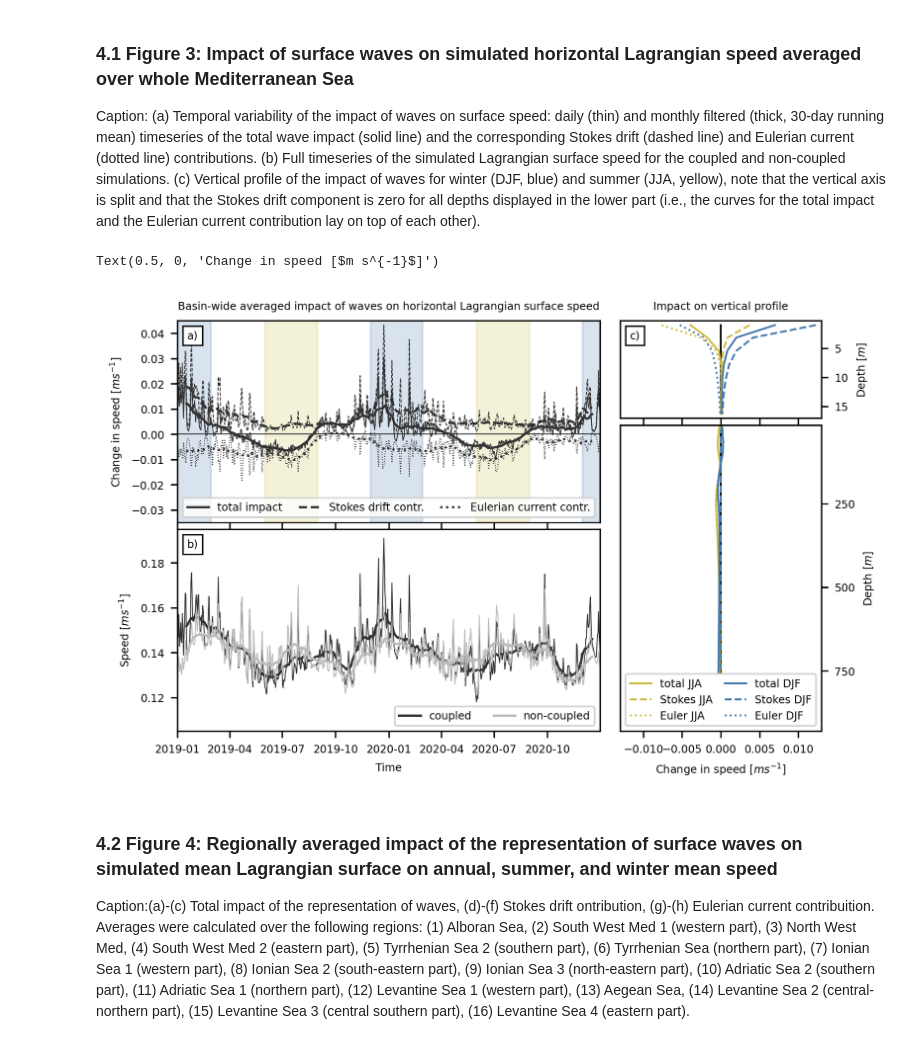
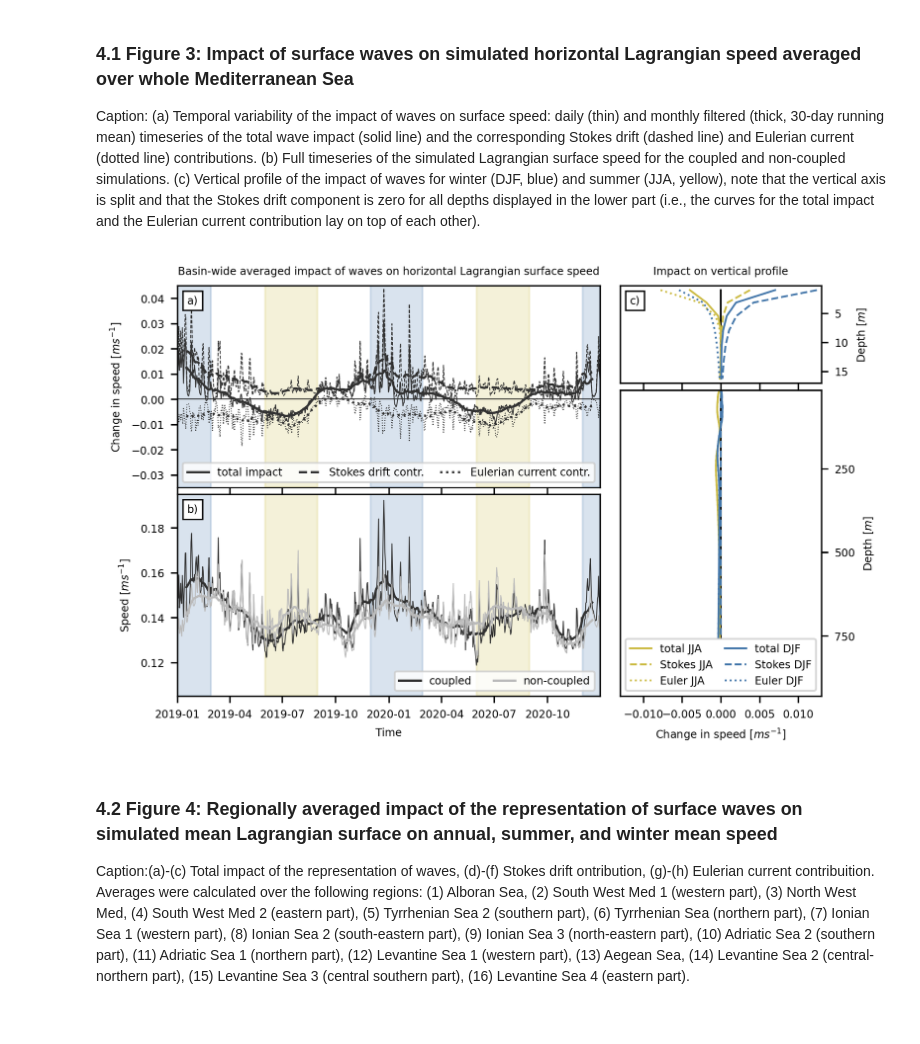
Before and after one commit to sruehs/RuehsEtAl2024_ImpactWavesSurfaceDispersal, a Jupyter notebook: Eval-Speed_Plot-Fig3Fig4FigS1.ipynb, the cells around one changed output. Drawn from its saved outputs; the diff is of its cells as text; code cells hidden in the pictures.

```diff
--- a/Eval-Speed_Plot-Fig3Fig4FigS1.ipynb
+++ b/Eval-Speed_Plot-Fig3Fig4FigS1.ipynb
@@ -88,7 +88,7 @@ speed_tsave_ds = xr.open_mfdataset(sorted(glob(datapath
                                                + 'Speed-tseasonave-fulldepth-*.nc')),
                                                combine='nested', concat_dim='z')
 # %%
-speed_rave_ds = xr.open_dataset(datapath + 'Speed-rave-z001.nc')
+speed_rave_ds = xr.open_dataset(datapath + 'Speed-rave-weighted-z001.nc')
 # %% [markdown]
 # 3. Additional Analysis
 # %% [markdown]
@@ -170,3 +140,14 @@ speed_tave_imp_ec_xyave = speed_tave_imp_ec.where(
+# %%
+def calc_weighted2Dave(tsave):
+    zweight_tmp = grid.umask.rename({'nav_lev':'z'}).where(Mask_MedSea == 1)
+    zweight_tmp2 = zweight_tmp.squeeze() * grid.e1u.squeeze() * grid.e2u.squeeze()
+    zweight = zweight_tmp2/zweight_tmp2.sum(dim=('x', 'y'), skipna=True)
+    xyave = (tsave*zweight).sum(dim=('x', 'y'), skipna=True)
+    return xyave
+
+speed_tsave_imp_al_xyave = calc_weighted2Dave(speed_tsave_imp_al)
+speed_tsave_imp_sd_xyave = calc_weighted2Dave(speed_tsave_imp_sd)
+speed_tsave_imp_ec_xyave = calc_weighted2Dave(speed_tsave_imp_ec)
 # %% [markdown]
 ### 3.4 Calculate vertically integrated impact of waves
 # %%
@@ -253,7 +230,7 @@ ymin2 = 0.105
 ymax2 = 0.195
 
 
-def season_shading(ax):
+def season_shading(ax, ymin, ymax):
     ax.fill_between([datetime.date(2019, 1, 1), datetime.date(2019, 2, 28)],
                     [ymin, ymin], [ymax, ymax],
                     color=col_blue, alpha=0.2)
@@ -313,7 +290,7 @@ gs = fig.add_gridspec(nrows=6, ncols=3,
 # Subplot (a)
 ax = fig.add_subplot(gs[0:2, 0:2])
 # Season background shading and horizontal zero line
-season_shading(ax)
+season_shading(ax, ymin, ymax)
 ax.plot(speed_rsave_imp_al.time_counter, speed_rsave_imp_al*0,
         color='k', linewidth=lw)
 # Total impact
@@ -356,7 +333,7 @@ ax.add_artist(at)
 # Subplot (b)
 ax = fig.add_subplot(gs[2:4, 0:2])
 # Season background shading
-season_shading(ax)
+season_shading(ax, ymin2, ymax2)
 # Coupled simulation
 ax.plot(speed_rave_ds.time_counter, speed_rave_ds.EcSc,
         color=col, linewidth=lw)
@@ -393,32 +370,39 @@ plot_depthprofiles_impact(0, 6, lw2)
 ax.set_xlim([-0.013, 0.013])
 ax.tick_params(labelsize=fs)
 ax.yaxis.set_label_position("right")
 ax.yaxis.tick_right()
 ax.set_yticks([-15, -10, -5])
 ax.set_yticklabels(['15', '10', '5'])
 ax.set_ylabel('Depth [$m$]', fontsize=fs)
 ax.set_title('Impact on vertical profile',
              fontsize=fs, horizontalalignment='center')
 at = AnchoredText('c)', prop=dict(size=fs), frameon=True, loc='upper left')
 at.patch.set_linewidth(lw_box)
 ax.add_artist(at)
 
 ax = fig.add_subplot(gs[1:4, 2:3])
 # Plot depth profiles below 15 m
 plot_depthprofiles_impact(7, 65, lw2)
 # Legend
 ax.legend(loc='lower right', mode='expand', markerscale=0.5,
           ncol=2, fancybox=True, fontsize=fs)
 # Labels and axis settings
 ax.set_xlim([-0.013, 0.013])
 ax.tick_params(labelsize=fs)
 ax.yaxis.set_label_position("right")
 ax.yaxis.tick_right()
 ax.set_ylabel('Depth [$m$]', fontsize=fs)
 ax.set_ylim([-930, -15])
 ax.set_yticks([-750, -500, -250])
 ax.set_yticklabels(['750', '500', '250'])
 ax.set_xlabel('Change in speed [$m s^{-1}$]', fontsize=fs)
+
+
+# Save the figure
+fig.savefig('../figs/png/fig03.png', dpi=300,
+            bbox_inches='tight', pad_inches=0.1)
+fig.savefig('../figs/png-transparent/fig03.png', dpi=300,
+            bbox_inches='tight', pad_inches=0.1,
+            transparent=True)
 # %% [output]
-Text(0.5, 0, 'Change in speed [$m s^{-1}$]')
-[figure, old version]
+[figure, new version]
```
Also changed, not shown: parts of 13 cells of this notebook, 4 other files.
